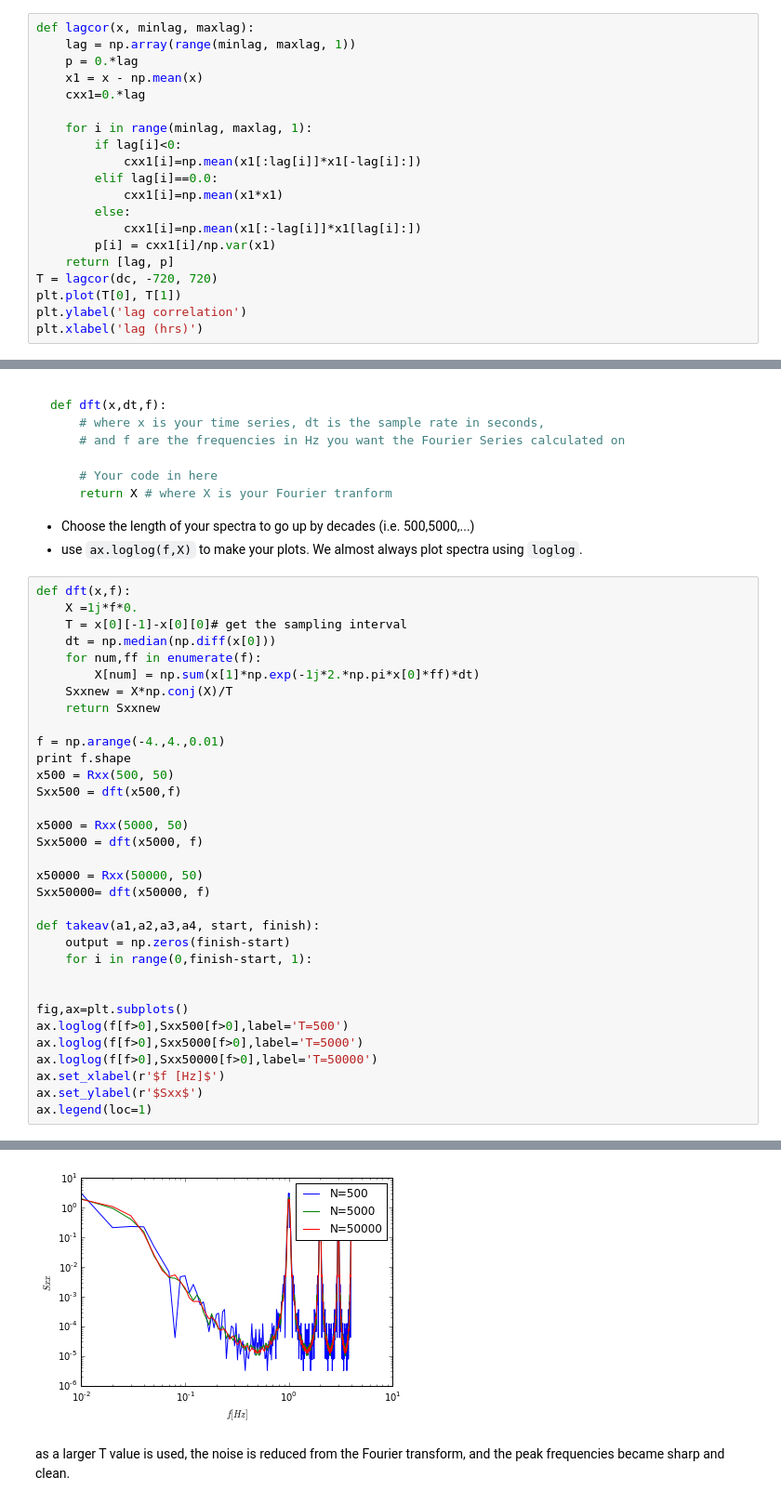
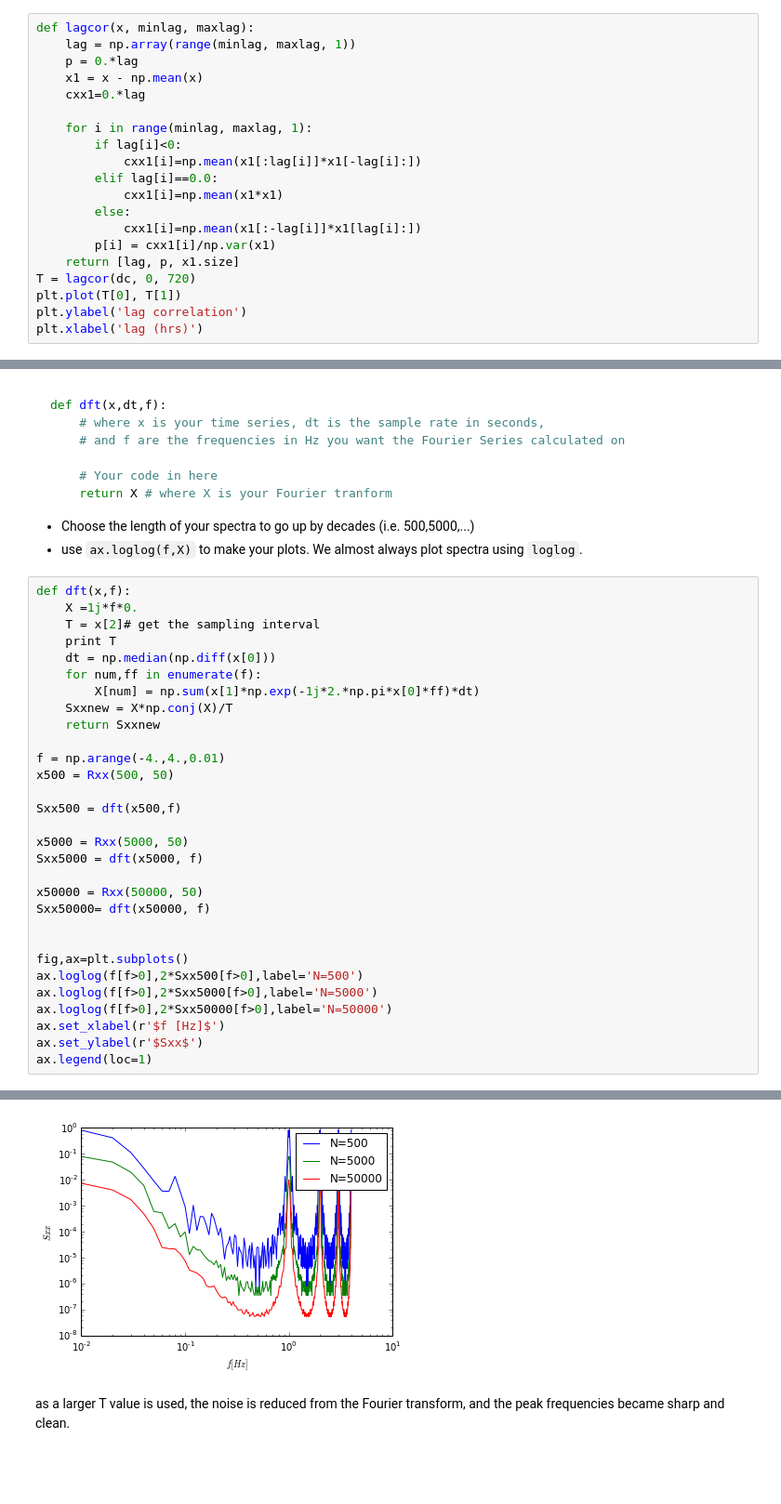
Before and after one commit to mpgriff/P411Assignments, a Jupyter notebook: p411a3-mattgriffiths.ipynb, the cells around one changed output, grey strips where cells are left out. Shown at 93% size. Cells and saved outputs as stored; diff of their text form; blank space fills up the shorter version.

```diff
--- a/p411a3-mattgriffiths.ipynb
+++ b/p411a3-mattgriffiths.ipynb
@@ -41,8 +41,8 @@ def lagcor(x, minlag, maxlag):
         else:
             cxx1[i]=np.mean(x1[:-lag[i]]*x1[lag[i]:])
         p[i] = cxx1[i]/np.var(x1)
-    return [lag, p]
-T = lagcor(dc, -720, 720)
+    return [lag, p, x1.size]
+T = lagcor(dc, 0, 720)
 plt.plot(T[0], T[1])
 plt.ylabel('lag correlation')
 plt.xlabel('lag (hrs)')
@@ -154,7 +159,8 @@ def dft(x,dt,f):
 # %%
 def dft(x,f):
     X =1j*f*0.
-    T = x[0][-1]-x[0][0]# get the sampling interval
+    T = x[2]# get the sampling interval
+    print T
     dt = np.median(np.diff(x[0]))
     for num,ff in enumerate(f):
         X[num] = np.sum(x[1]*np.exp(-1j*2.*np.pi*x[0]*ff)*dt)
@@ -162,8 +168,8 @@ def dft(x,f):
     return Sxxnew
 
 f = np.arange(-4.,4.,0.01)
-print f.shape
 x500 = Rxx(500, 50)
+
 Sxx500 = dft(x500,f)
 
 x5000 = Rxx(5000, 50)
@@ -172,15 +178,11 @@ Sxx5000 = dft(x5000, f)
 x50000 = Rxx(50000, 50)
 Sxx50000= dft(x50000, f)
 
-def takeav(a1,a2,a3,a4, start, finish):
-    output = np.zeros(finish-start)
-    for i in range(0,finish-start, 1):
-
 
 fig,ax=plt.subplots()
-ax.loglog(f[f>0],Sxx500[f>0],label='T=500')
-ax.loglog(f[f>0],Sxx5000[f>0],label='T=5000')
-ax.loglog(f[f>0],Sxx50000[f>0],label='T=50000')
+ax.loglog(f[f>0],2*Sxx500[f>0],label='N=500')
+ax.loglog(f[f>0],2*Sxx5000[f>0],label='N=5000')
+ax.loglog(f[f>0],2*Sxx50000[f>0],label='N=50000')
 ax.set_xlabel(r'$f [Hz]$')
 ax.set_ylabel(r'$Sxx$')
 ax.legend(loc=1)
@@ -189,5 +193,5 @@ ax.legend(loc=1)
 <matplotlib.legend.Legend at 0x...>
-[figure, old version]
+[figure, new version]
 # %% [markdown]
 as a larger T value is used, the noise is reduced from the Fourier transform, and the peak frequencies became sharp and clean.
 # %% [markdown]
```
Also changed, not shown: parts of 7 cells of this notebook.
